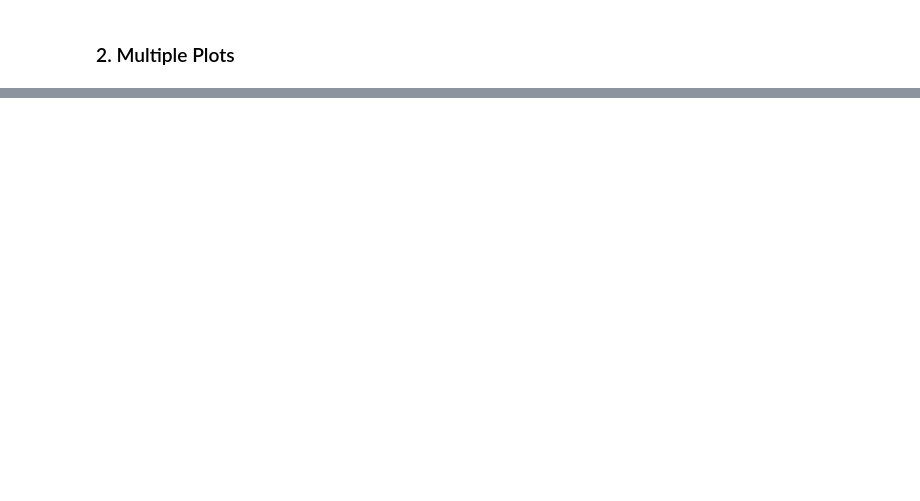
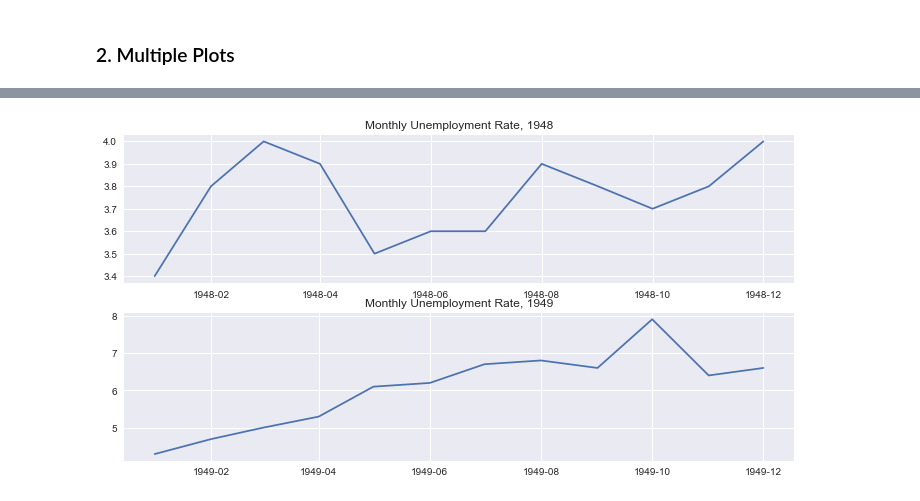
Before and after one commit to freena22/exploring-datasets, a Jupyter notebook: Data_Visualization.ipynb, the cells around one changed output, grey strips where cells are left out. Cells and saved outputs as stored; diff of their text form; code cells hidden in the pictures; blank space fills up the shorter version.

```diff
--- a/Data_Visualization.ipynb
+++ b/Data_Visualization.ipynb
@@ -94,0 +110,11 @@ plt.show()
+# %%
+fig = plt.figure(figsize=(12,6))  # width:12 inches / height:6 inches
+ax1 = fig.add_subplot(2,1,1)
+ax2 = fig.add_subplot(2,1,2)
+ax1.plot(unrate[0:12]['DATE'], unrate[0:12]['VALUE'])
+ax1.set_title('Monthly Unemployment Rate, 1948')
+ax2.plot(unrate[12:24]['DATE'], unrate[12:24]['VALUE'])
+ax2.set_title('Monthly Unemployment Rate, 1949')
+plt.show()
+# %% [output]
+[figure, added]
```
Also changed, not shown: parts of 7 cells of this notebook.
